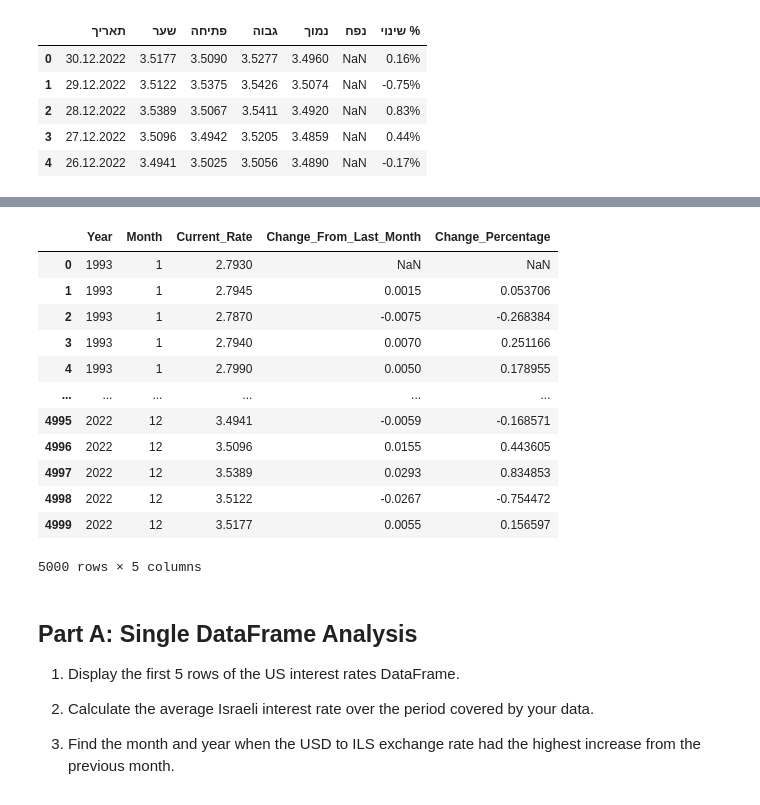
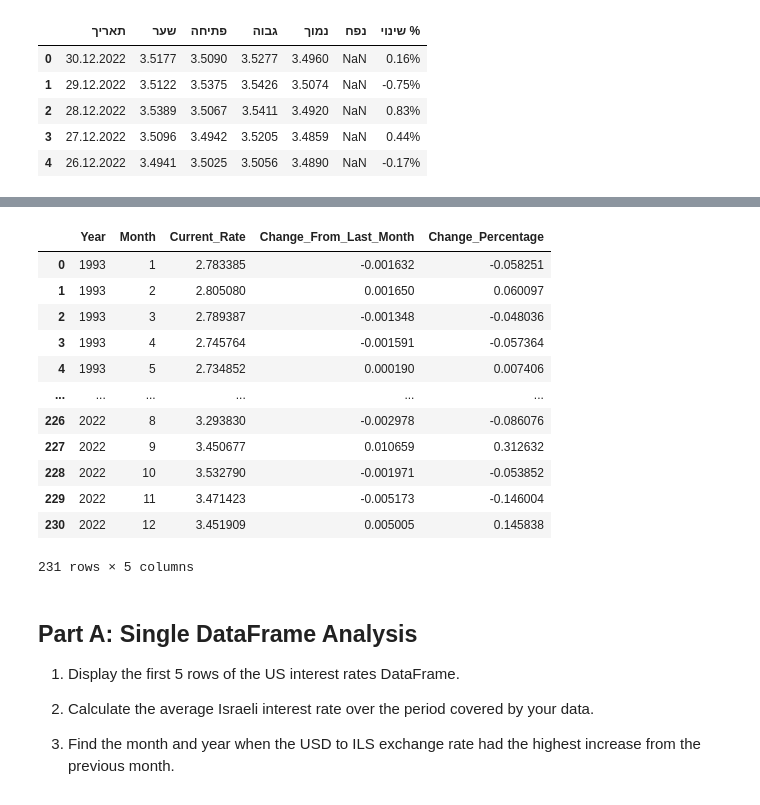
Before and after one commit to didi6135/data_exam, a Jupyter notebook: exam.ipynb, the cells around one changed output, grey strips where cells are left out. Saved outputs shown, nothing was run; the diff lists cells and outputs as text; code cells hidden in the pictures.

```diff
--- a/exam.ipynb
+++ b/exam.ipynb
@@ -60,35 +123,58 @@ fedfunds_processed = df_fedfunds[['Year', 'Month', 'Current_Rate', 'Change_From_
 # %%
+# df_exchange = pd.DataFrame(usd_ils_data)
+
+# df_exchange['תאריך'] = pd.to_datetime(df_exchange['תאריך'], format='%d.%m.%Y')
+# df_exchange['Year'] = df_exchange['תאריך'].dt.year
+# df_exchange['Month'] = df_exchange['תאריך'].dt.month
+
+# df_exchange = df_exchange.rename(columns={'שער': 'Current_Rate'})
+
+# df_exchange = df_exchange.sort_values(by='תאריך').reset_index(drop=True)
+
+# df_exchange['Change_From_Last_Month'] = df_exchange['Current_Rate'].diff()
+
+# df_exchange['Change_Percentage'] = df_exchange['Change_From_Last_Month'] / df_exchange['Current_Rate'].shift(1) * 100
+
+# exchange_processed = df_exchange[['Year', 'Month', 'Current_Rate', 'Change_From_Last_Month', 'Change_Percentage']]
+
+
+# //////////////////////////////////////////
 df_exchange = pd.DataFrame(usd_ils_data)
 
 df_exchange['תאריך'] = pd.to_datetime(df_exchange['תאריך'], format='%d.%m.%Y')
 df_exchange['Year'] = df_exchange['תאריך'].dt.year
 df_exchange['Month'] = df_exchange['תאריך'].dt.month
 
 df_exchange = df_exchange.rename(columns={'שער': 'Current_Rate'})
 
 df_exchange = df_exchange.sort_values(by='תאריך').reset_index(drop=True)
 
 df_exchange['Change_From_Last_Month'] = df_exchange['Current_Rate'].diff()
 
 df_exchange['Change_Percentage'] = df_exchange['Change_From_Last_Month'] / df_exchange['Current_Rate'].shift(1) * 100
 
-exchange_processed = df_exchange[['Year', 'Month', 'Current_Rate', 'Change_From_Last_Month', 'Change_Percentage']]
-
+exchange_processed = df_exchange.groupby(['Year', 'Month']).agg({
+    'Current_Rate': 'mean',
+    'Change_From_Last_Month': 'mean',
+    'Change_Percentage': 'mean'
+}).reset_index()
 exchange_processed
+# Display the processed DataFrame
+exchange_processed
 # %% [output]
 |  | Year | Month | Current_Rate | Change_From_Last_Month | Change_Percentage |
-| 0 | 1993 | 1 | 2.7930 | NaN | NaN |
-| 1 | 1993 | 1 | 2.7945 | 0.0015 | 0.053706 |
-| 2 | 1993 | 1 | 2.7870 | -0.0075 | -0.268384 |
-| 3 | 1993 | 1 | 2.7940 | 0.0070 | 0.251166 |
-| 4 | 1993 | 1 | 2.7990 | 0.0050 | 0.178955 |
+| 0 | 1993 | 1 | 2.783385 | -0.001632 | -0.058251 |
+| 1 | 1993 | 2 | 2.805080 | 0.001650 | 0.060097 |
+| 2 | 1993 | 3 | 2.789387 | -0.001348 | -0.048036 |
+| 3 | 1993 | 4 | 2.745764 | -0.001591 | -0.057364 |
+| 4 | 1993 | 5 | 2.734852 | 0.000190 | 0.007406 |
 | ... | ... | ... | ... | ... | ... |
-| 4995 | 2022 | 12 | 3.4941 | -0.0059 | -0.168571 |
-| 4996 | 2022 | 12 | 3.5096 | 0.0155 | 0.443605 |
-| 4997 | 2022 | 12 | 3.5389 | 0.0293 | 0.834853 |
-| 4998 | 2022 | 12 | 3.5122 | -0.0267 | -0.754472 |
-| 4999 | 2022 | 12 | 3.5177 | 0.0055 | 0.156597 |
+| 226 | 2022 | 8 | 3.293830 | -0.002978 | -0.086076 |
+| 227 | 2022 | 9 | 3.450677 | 0.010659 | 0.312632 |
+| 228 | 2022 | 10 | 3.532790 | -0.001971 | -0.053852 |
+| 229 | 2022 | 11 | 3.471423 | -0.005173 | -0.146004 |
+| 230 | 2022 | 12 | 3.451909 | 0.005005 | 0.145838 |
-5000 rows × 5 columns
+231 rows × 5 columns
 # %% [markdown]
 ## Part A: Single DataFrame Analysis
 1. Display the first 5 rows of the US interest rates DataFrame.
```
Also changed, not shown: parts of 17 cells of this notebook.
